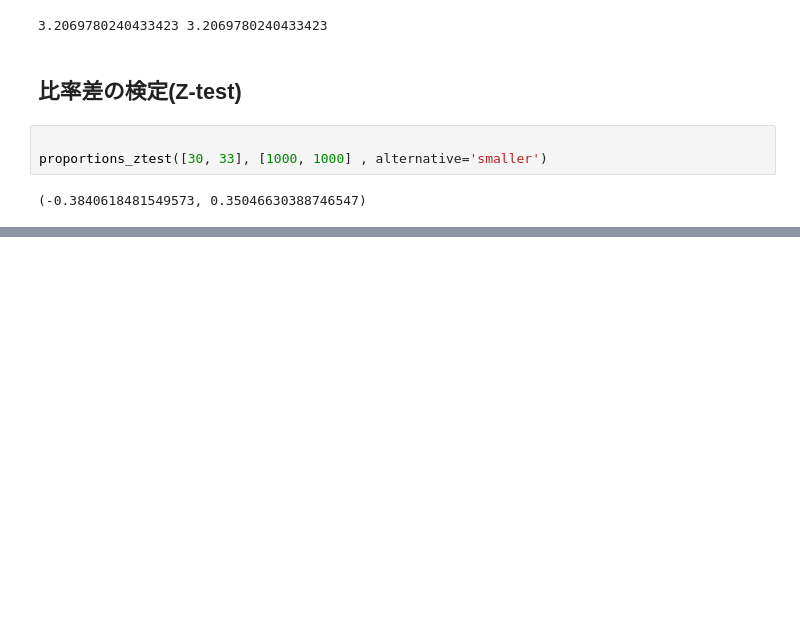
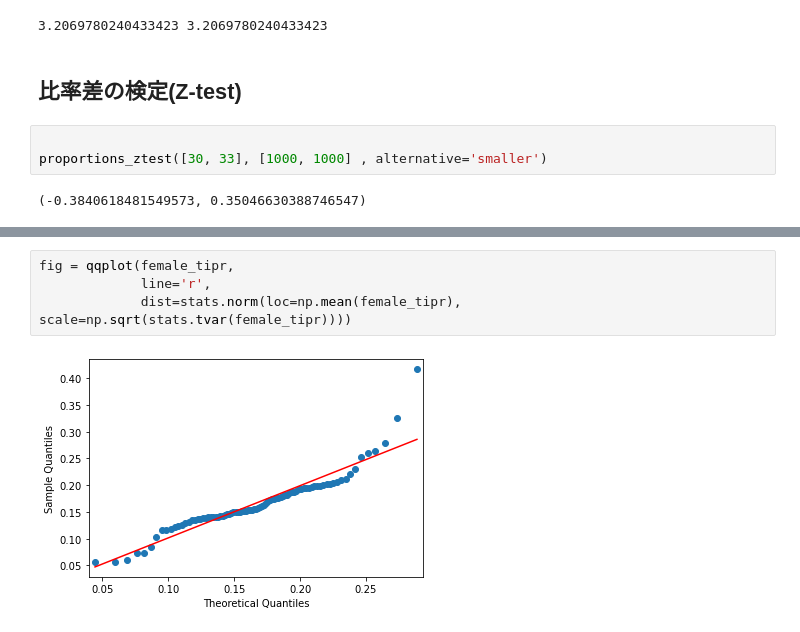
Before and after one commit to pajannat/my-learning, a Jupyter notebook: Kame_Udemy_StatsCourse/statistics.ipynb, the cells around one changed output, grey strips where cells are left out. Cells and saved outputs as stored; diff of their text form; blank space fills up the shorter version.

```diff
--- a/Kame_Udemy_StatsCourse/statistics.ipynb
+++ b/Kame_Udemy_StatsCourse/statistics.ipynb
@@ -770,0 +858,6 @@ proportions_ztest([30, 33], [1000, 1000] , alternative='smaller')
+# %%
+fig = qqplot(female_tipr,
+             line='r',
+             dist=stats.norm(loc=np.mean(female_tipr), scale=np.sqrt(stats.tvar(female_tipr))))
+# %% [output]
+[figure, added]
```
Also changed, not shown: parts of 62 cells of this notebook.
